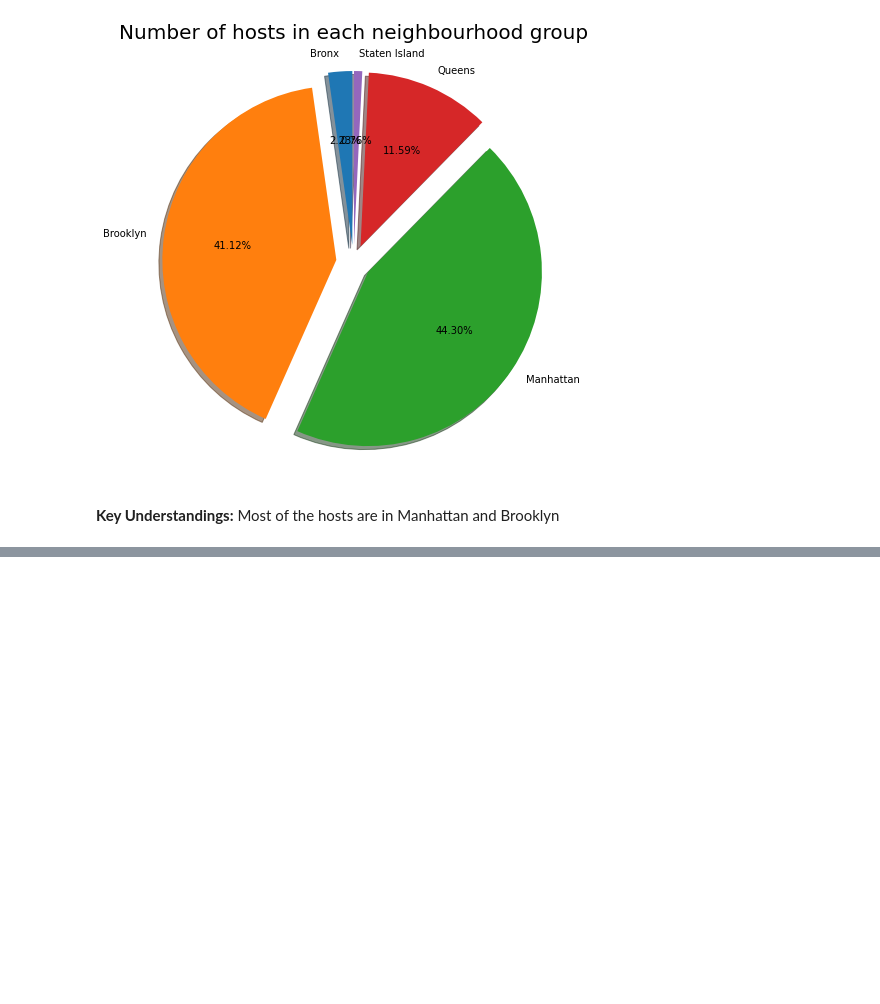
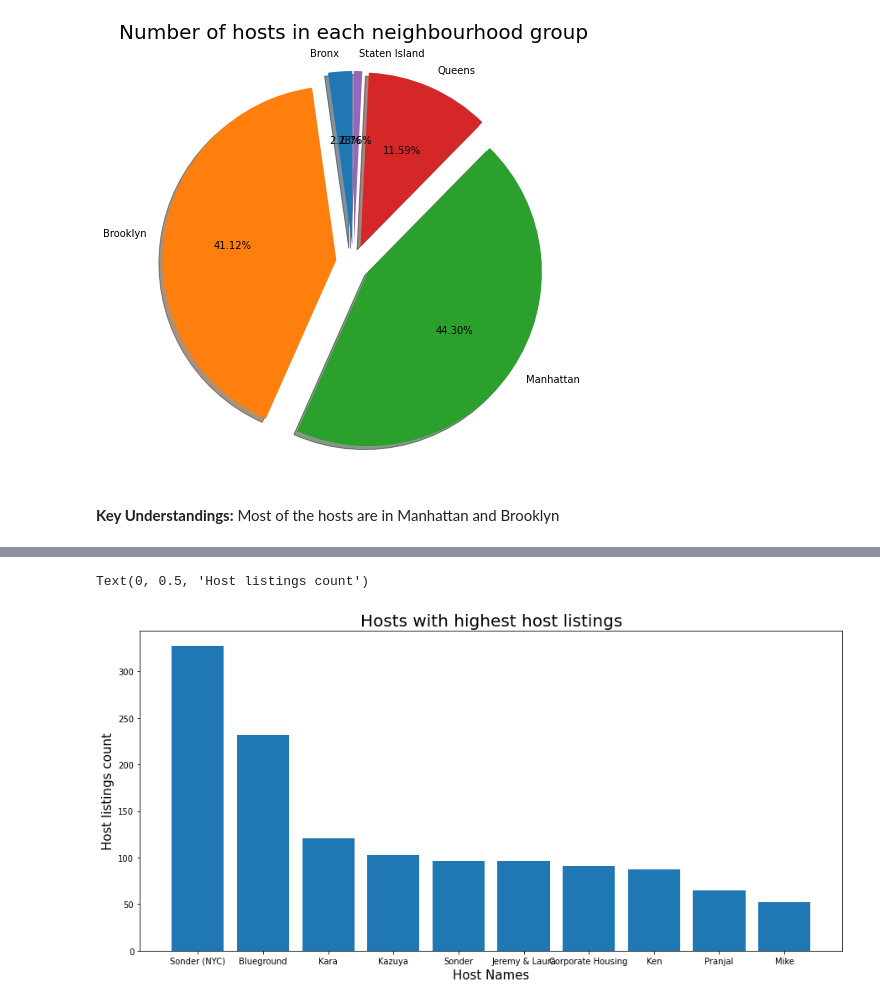
Before and after one commit to nizamulhaq/Airbnb-Bookings-Analysis, a Jupyter notebook: Airbnb_Bookings_Analysis_Capstone_Project.ipynb, the cells around one changed output, grey strips where cells are left out. Drawn from its saved outputs; the diff is of its cells as text; code cells hidden in the pictures; blank space fills up the shorter version.

```diff
--- a/Airbnb_Bookings_Analysis_Capstone_Project.ipynb
+++ b/Airbnb_Bookings_Analysis_Capstone_Project.ipynb
@@ -127,3 +127,8 @@ plt.show()
 [figure]
 # %% [markdown]
 **Key Understandings:** Most of the hosts are in Manhattan and Brooklyn
+# %%
+#Hosts and host listings
+hosts_listings = df_new.groupby(['host_name'])['calculated_host_listings_count'].max().reset_index()
+highest_calculated_host_listings_count = hosts_listings.sort_values(['calculated_host_listings_count'], ascending=False).head(10)
+highest_calculated_host_listings_count
@@ -129,0 +147,13 @@ plt.show()
+# %%
+#Plotting the graph of hosts with highest calculated host listings count
+host_name = highest_calculated_host_listings_count['host_name']
+calculated_host_listings_count = highest_calculated_host_listings_count['calculated_host_listings_count']
+plt.bar(host_name,calculated_host_listings_count)
+
+plt.rcParams['figure.figsize'] = (15,7)
+plt.title('Hosts with highest host listings', {'fontsize':20})
+plt.xlabel('Host Names',{'fontsize':15})
+plt.ylabel('Host listings count',{'fontsize':15})
+# %% [output]
+Text(0, 0.5, 'Host listings count')
+[figure, added]
```
Also changed, not shown: parts of 9 cells of this notebook.
